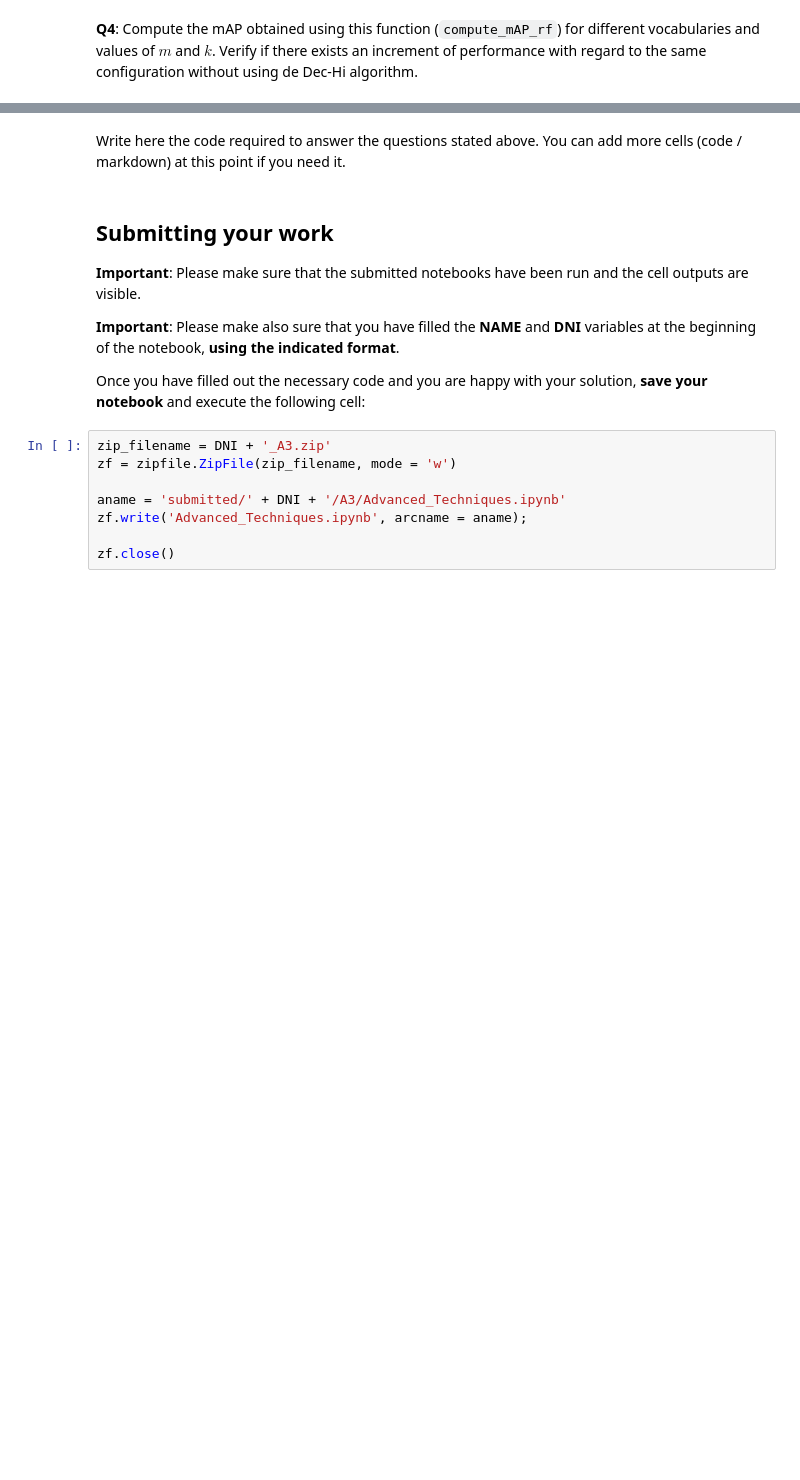
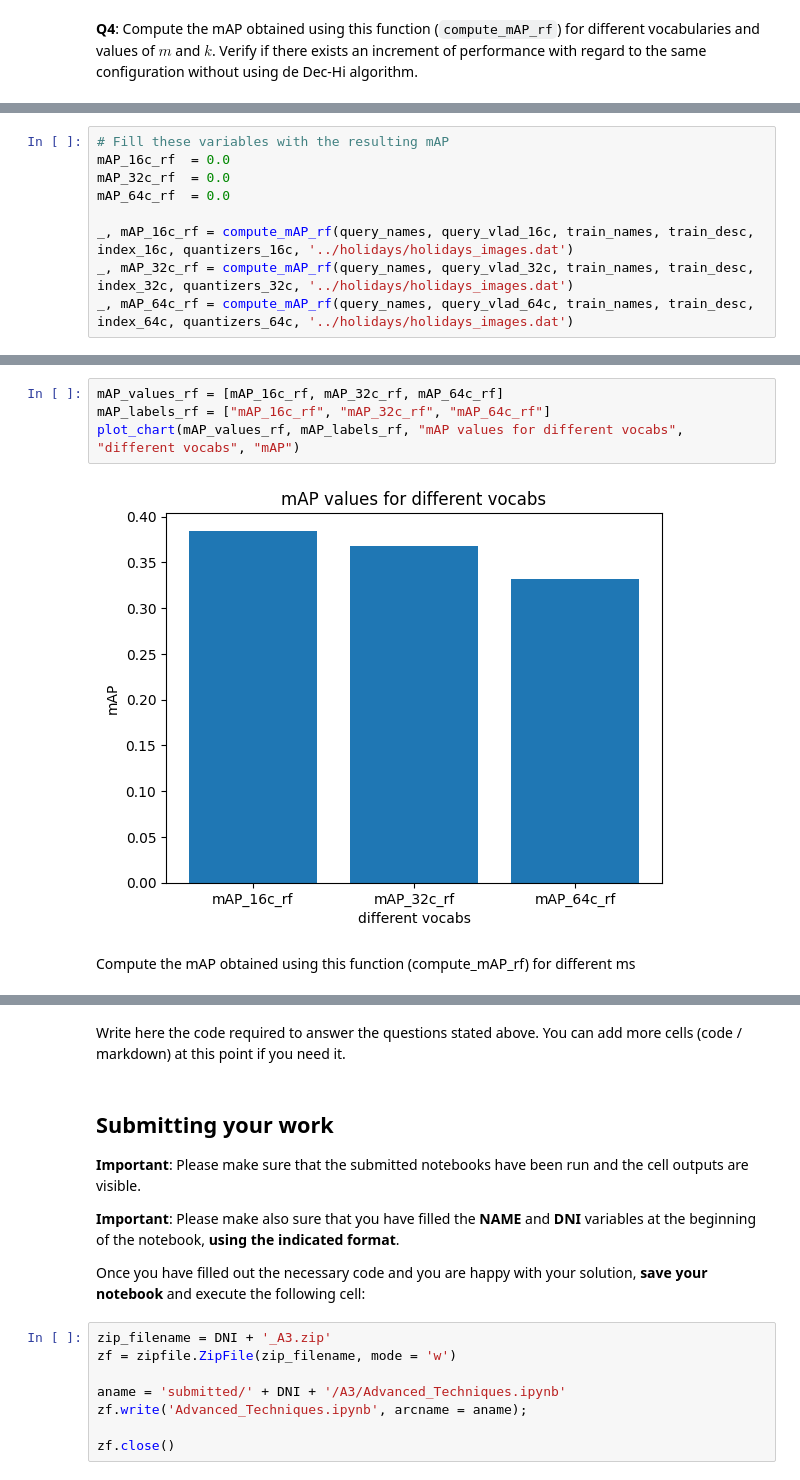
Before and after one commit to claredavies/ImageIndexing, a Jupyter notebook: Advanced_Techniques_Assignment_3.ipynb, the cells around one changed output, grey strips where cells are left out. Drawn from its saved outputs; the diff is of its cells as text; blank space fills up the shorter version.

```diff
--- a/Advanced_Techniques_Assignment_3.ipynb
+++ b/Advanced_Techniques_Assignment_3.ipynb
@@ -834,0 +874,9 @@ print(mAP) # This should be close to 0 now, since there is only two images in th
+# %%
+# Fill these variables with the resulting mAP
+mAP_16c_rf  = 0.0
+mAP_32c_rf  = 0.0
+mAP_64c_rf  = 0.0
+
+_, mAP_16c_rf = compute_mAP_rf(query_names, query_vlad_16c, train_names, train_desc, index_16c, quantizers_16c, '../holidays/holidays_images.dat')
+_, mAP_32c_rf = compute_mAP_rf(query_names, query_vlad_32c, train_names, train_desc, index_32c, quantizers_32c, '../holidays/holidays_images.dat')
+_, mAP_64c_rf = compute_mAP_rf(query_names, query_vlad_64c, train_names, train_desc, index_64c, quantizers_64c, '../holidays/holidays_images.dat')
@@ -834,0 +891,8 @@ print(mAP) # This should be close to 0 now, since there is only two images in th
+# %%
+mAP_values_rf = [mAP_16c_rf, mAP_32c_rf, mAP_64c_rf]
+mAP_labels_rf = ["mAP_16c_rf", "mAP_32c_rf", "mAP_64c_rf"]
+plot_chart(mAP_values_rf, mAP_labels_rf, "mAP values for different vocabs", "different vocabs", "mAP")
+# %% [output]
+[figure, added]
+# %% [markdown]
+Compute the mAP obtained using this function (compute_mAP_rf) for different ms
```
Also changed, not shown: parts of 18 cells of this notebook.
